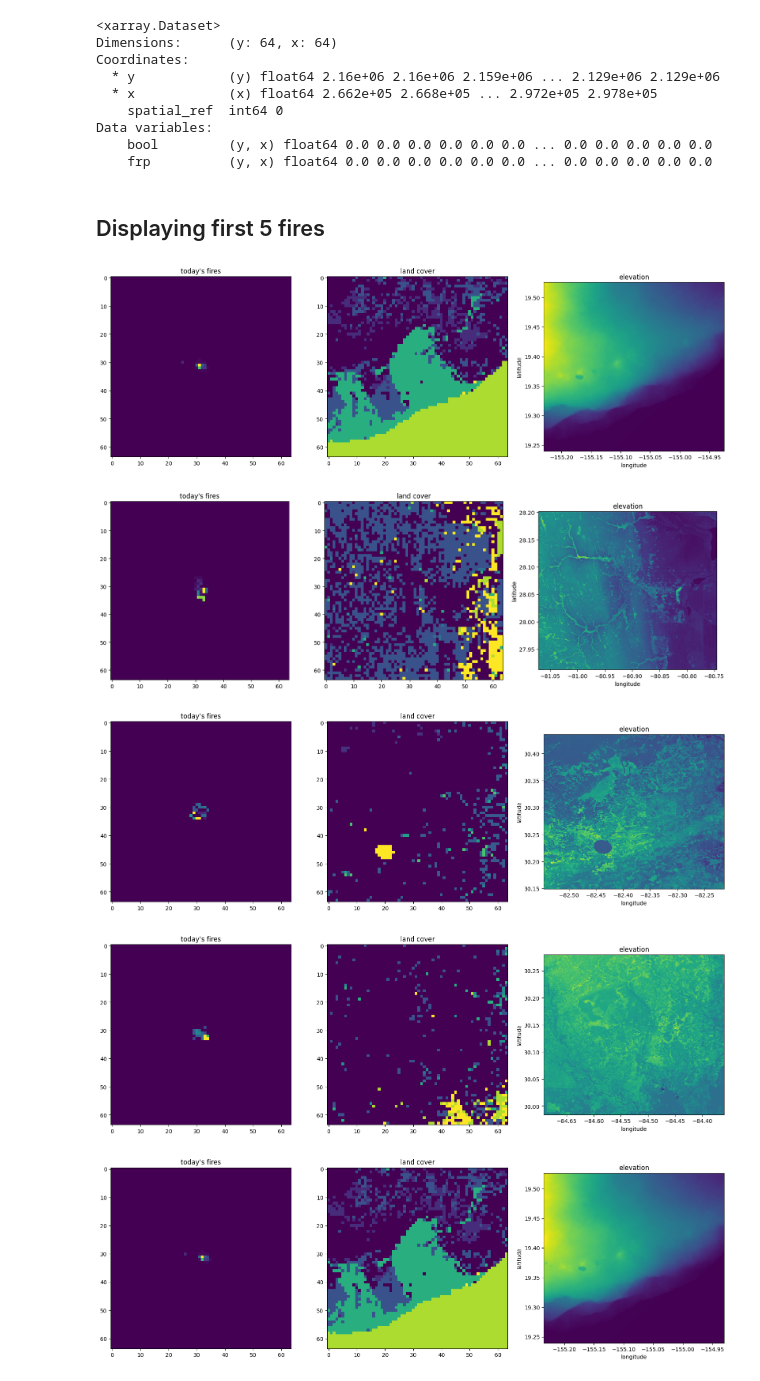
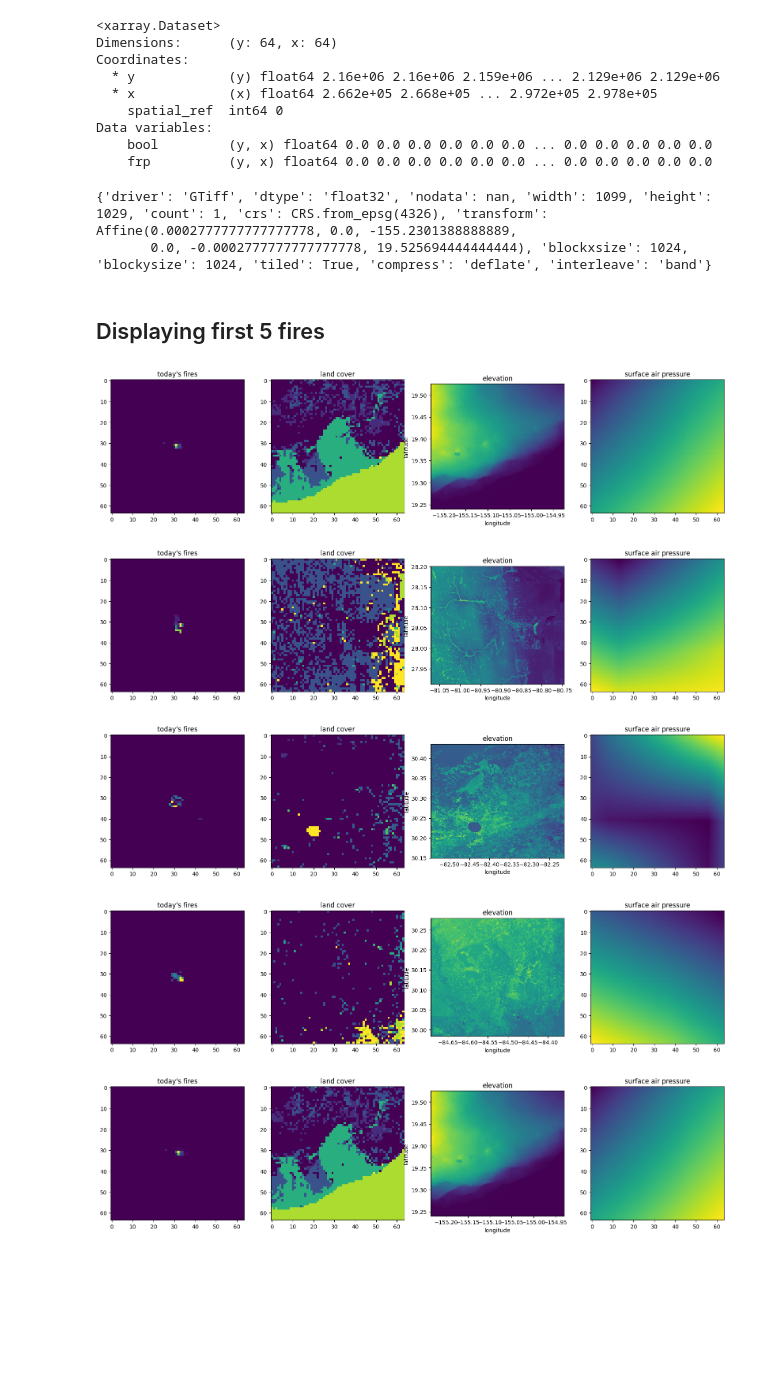
Before and after one commit to amber3536/Wildfire_Prediction, a Jupyter notebook: FireChip.ipynb, the cells around one changed output. Drawn from its saved outputs; the diff is of its cells as text; code cells hidden in the pictures; blank space fills up the shorter version.

```diff
--- a/FireChip.ipynb
+++ b/FireChip.ipynb
@@ -375,5 +490,3 @@ manifest.head(20)
-# %%
-f = gpd.GeoDataFrame(frames[0])
 # %%
 def get_elevation(top_left, epsg_code):
   dst_area_or_point = 'Point'
@@ -417,7 +530,16 @@ def process(num):
   geo = gpd.GeoSeries([box(*bounds_utm)])
   geo.crs = epsg
   sel = int(chip_date.split('-')[0]) - 2012
-  fires = gpd.GeoDataFrame(frames[sel])
+
+  # Use this code if using Google Drive
+  f = 'drive/MyDrive/frames-' + str(sel) + '.csv'
+  fires = pd.read_csv(f)
+  new_df = pd.read_csv(f, low_memory=False)
+  fires = gpd.GeoDataFrame(new_df, geometry=gpd.points_from_xy(new_df.longitude, new_df.latitude), crs='EPSG:4326')
+
+  # Use this code if not
+  #fires = gpd.GeoDataFrame(frames[sel])
+
   todays_fires = fires_from_topleft([top, left], str(epsg), chip_date, fires)
 
   return todays_fires
@@ -429,6 +551,7 @@ pd.set_option('display.max_colwidth', None)
 first_5_fire = []
 first_5_landcover = []
 first_5_ele = []
+first_5_atmos = []
 
 for i in range(5):
   first_5_fire.append(process(i))
@@ -436,6 +559,7 @@ for i in range(5):
   chip_idx, left, bottom, top, right, epsg, chip_date = chip["idx"], chip["left"], chip["bottom"], chip["top"], chip["right"], chip["epsg"], chip["date"]
   first_5_landcover.append(landcover_from_topleft([top, left], epsg))
   first_5_ele.append(get_elevation([top, left], epsg))
+  first_5_atmos.append(atmospheric_from_topleft([top, left], epsg, chip_date, DEFAULT_PARAMS))
 # %%
 first_5_fire[0]
 # %% [output]
@@ -448,27 +572,40 @@ Coordinates:
 Data variables:
     bool         (y, x) float64 0.0 0.0 0.0 0.0 0.0 0.0 ... 0.0 0.0 0.0 0.0 0.0
     frp          (y, x) float64 0.0 0.0 0.0 0.0 0.0 0.0 ... 0.0 0.0 0.0 0.0 0.0
+# %%
+first_5_ele[0][1]
+# %% [output]
+{'driver': 'GTiff', 'dtype': 'float32', 'nodata': nan, 'width': 1099, 'height': 1029, 'count': 1, 'crs': CRS.from_epsg(4326), 'transform': Affine(0.0002777777777777778, 0.0, -155.2301388888889,
+       0.0, -0.0002777777777777778, 19.525694444444444), 'blockxsize': 1024, 'blockysize': 1024, 'tiled': True, 'compress': 'deflate', 'interleave': 'band'}
+# %%
+surface_air_pressure = []
+
+for a in first_5_atmos:
+  for var in list(a.data_vars):
+    if var == 'surface_air_pressure':
+      surface_air_pressure.append(getattr(a, var).values[0])
 # %% [markdown]
 ## Displaying first 5 fires
 # %%
 from rasterio import plot
 
 for i in range(5):
 
-  fig, (ax1, ax2, ax3) = plt.subplots(1, 3, figsize=(20,20))
+  fig, (ax1, ax2, ax3, ax4) = plt.subplots(1, 4, figsize=(20,20))
   im = ax1.imshow(first_5_fire[i].frp)
   ax1.title.set_text('today\'s fires')
   im = ax2.imshow(first_5_landcover[i])
   ax2.title.set_text('land cover')
   ax3 = plot.show(first_5_ele[i][0], transform=first_5_ele[i][1]['transform'], ax=ax3)
   ax3.set_title('elevation')
   ax3.set_xlabel('longitude')
   ax3.set_ylabel('latitude')
-  #im = ax3.imshow(first_5_ele[i][0])
+  im = ax4.imshow(surface_air_pressure[i])
+  ax4.title.set_text('surface air pressure')
 # %% [output]
-[figure, old version]
+[figure, new version]
-[figure, old version]
+[figure, new version]
-[figure, old version]
+[figure, new version]
-[figure, old version]
+[figure, new version]
-[figure, old version]
+[figure, new version]
 # %%
```
Also changed, not shown: parts of 12 cells of this notebook.
